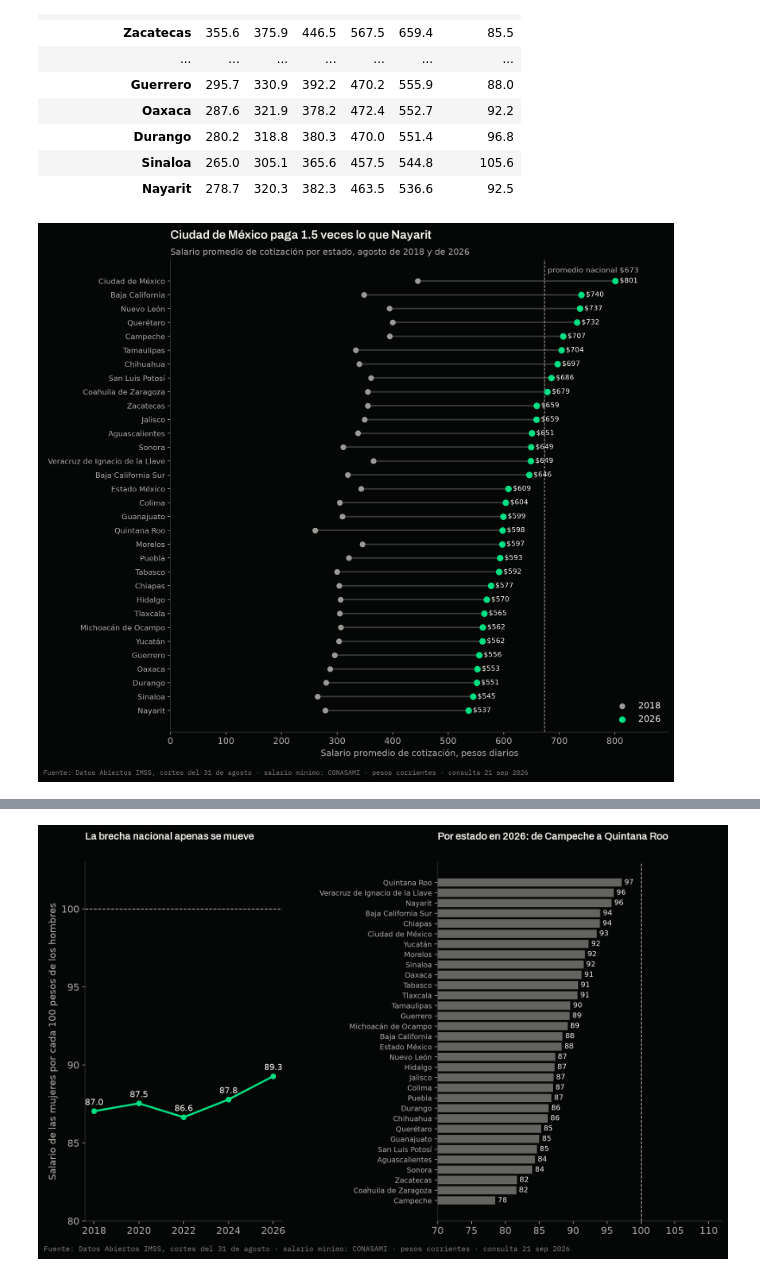
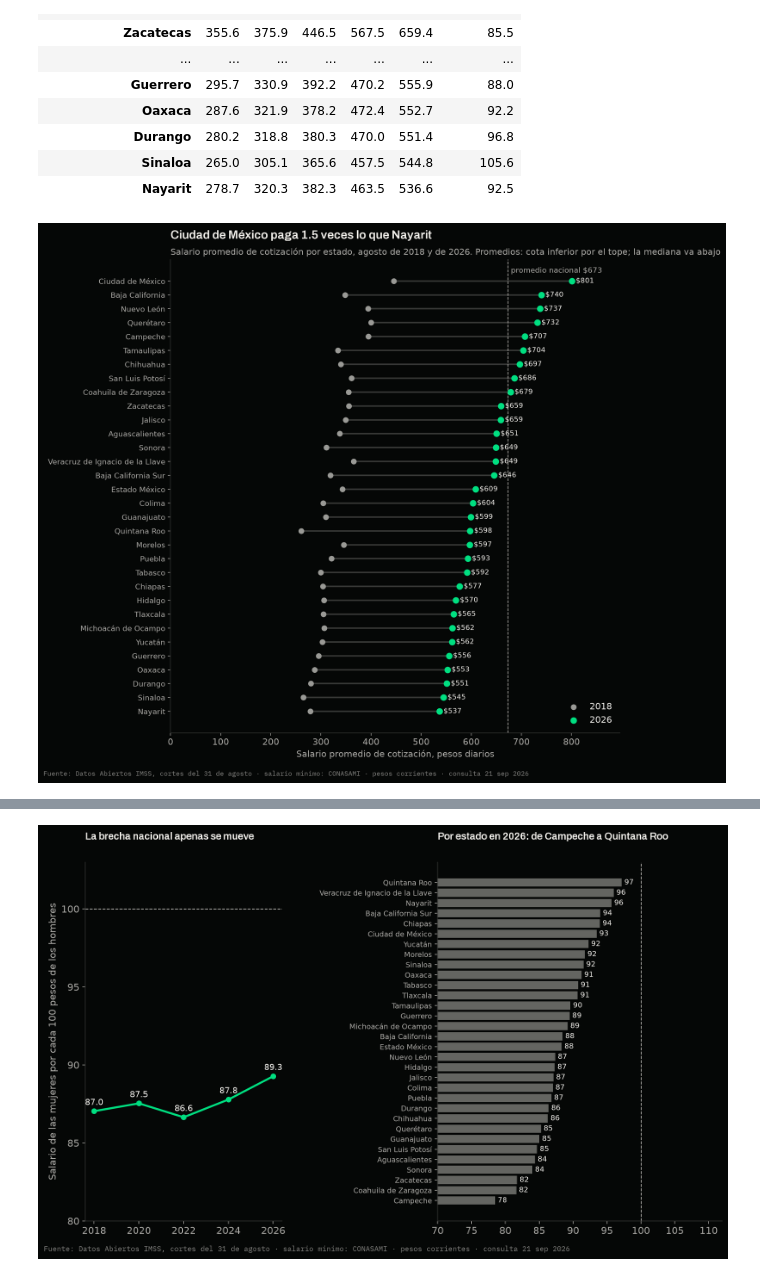
Before and after one commit to mauvilar/Proyectos-data-science, a Jupyter notebook: salarios-imss-mx/02_cuanto_se_gana.ipynb, the cells around one changed output, grey strips where cells are left out. Saved outputs shown, nothing was run; the diff lists cells and outputs as text; code cells hidden in the pictures.

Commit message:
Salarios del IMSS: tope de 25 UMA, promedio como cota inferior y medianas
Co-Authored-By: Claude Fable 5.1 <noreply@anthropic.com>

```diff
--- a/salarios-imss-mx/02_cuanto_se_gana.ipynb
+++ b/salarios-imss-mx/02_cuanto_se_gana.ipynb
@@ -21,6 +23,7 @@ logging.getLogger("matplotlib.font_manager").setLevel(logging.ERROR)
 RAIZ = Path.cwd() if (Path.cwd() / "data").exists() else Path.cwd().parent
 DATA = RAIZ / "data"
 SALARIO_MINIMO = {2018: 88.36, 2020: 123.22, 2022: 172.87, 2024: 248.93, 2026: 315.04}
+UMA = {2018: 80.60, 2020: 86.88, 2022: 96.22, 2024: 108.57, 2026: 117.31}
 DIAS_MES = 30.4
 
 PALETA = {
@@ -54,7 +57,8 @@ def leer(nombre: str) -> pd.DataFrame:
 
 
 def titulo(ax, texto, size=16):
-    ax.set_title(texto, fontsize=size, fontfamily=ARCHIVO, fontweight="bold")
+    # El signo de pesos se escapa: dos "$" en un texto activan el modo matemático de matplotlib.
+    ax.set_title(texto.replace("$", r"\$"), fontsize=size, fontfamily=ARCHIVO, fontweight="bold")
 
 
 def subtitulo(ax, texto):
@@ -141,0 +172,13 @@ plt.show()
+# %%
+uma = leer("rango_uma")
+totales_uma = uma.groupby("anio")[["ta_sal", "masa_sal_ta"]].sum()
+topados = uma[uma.rango_uma == "W25"].groupby("anio")[["ta_sal", "masa_sal_ta"]].sum()
+por_uma = pd.DataFrame({
+    "puestos_topados": topados["ta_sal"],
+    "pct_puestos": 100 * topados["ta_sal"] / totales_uma["ta_sal"],
+    "pct_masa": 100 * topados["masa_sal_ta"] / totales_uma["masa_sal_ta"],
+})
+por_uma["tope_pesos"] = [25 * UMA[a] for a in por_uma.index]
+por_uma["tope_en_minimos"] = por_uma["tope_pesos"] / pd.Series(SALARIO_MINIMO)
+print(f"Topados {ULTIMO}: {por_uma.loc[ULTIMO, 'puestos_topados']:,.0f} puestos, {por_uma.loc[ULTIMO, 'pct_puestos']:.1f} % de los puestos y {por_uma.loc[ULTIMO, 'pct_masa']:.1f} % de la masa salarial · tope {por_uma.loc[ULTIMO, 'tope_pesos']:,.0f} pesos diarios = {por_uma.loc[ULTIMO, 'tope_en_minimos']:.1f} salarios mínimos")
+por_uma.round(2)
@@ -141,0 +194,18 @@ plt.show()
+# %%
+fig, ax = plt.subplots(figsize=(12, 6))
+x = list(range(len(por_uma)))
+ancho = 0.36
+ax.bar([i - ancho / 2 for i in x], por_uma["pct_puestos"], width=ancho, color=PALETA["neutro_claro"], label="Puestos que cotizan el tope (%)")
+ax.bar([i + ancho / 2 for i in x], por_uma["pct_masa"], width=ancho, color=PALETA["verde"], label="Masa salarial que cargan (%)")
+for i, a in enumerate(por_uma.index):
+    ax.text(i - ancho / 2, por_uma.loc[a, "pct_puestos"] + 0.25, f"{por_uma.loc[a, 'pct_puestos']:.1f} %", ha="center", fontsize=10, color=PALETA["tinta"])
+    ax.text(i + ancho / 2, por_uma.loc[a, "pct_masa"] + 0.25, f"{por_uma.loc[a, 'pct_masa']:.1f} %", ha="center", fontsize=10, color=PALETA["tinta"])
+ax.set_xticks(x, [f"{a}\ntope = {por_uma.loc[a, 'tope_en_minimos']:.1f} mínimos" for a in por_uma.index])
+ax.tick_params(axis="x", labelsize=10.5)
+ax.set_ylim(0, por_uma["pct_masa"].max() * 1.3)
+titulo(ax, f"{por_uma.loc[ULTIMO, 'pct_puestos']:.1f} % de los puestos cotiza el tope y carga {por_uma.loc[ULTIMO, 'pct_masa']:.0f} % de la masa salarial")
+subtitulo(ax, "Puestos en el rango W25 de la UMA, el tope legal de 25 UMA. Lo que ganan por arriba del tope no se registra")
+ax.legend(loc="upper left")
+pie(fig)
+plt.tight_layout(rect=(0, 0.03, 1, 1))
+plt.show()
@@ -182,23 +254,23 @@ Mayor crecimiento 2018-2026: Quintana Roo +129 % · menor: Morelos +73 %
 # %%
 orden = sbc_ent.index[::-1]
 fig, ax = plt.subplots(figsize=(12, 10.5))
 y = range(len(orden))
 ax.hlines(list(y), sbc_ent.loc[orden, 2018], sbc_ent.loc[orden, ULTIMO], color=PALETA["filete_fuerte"], linewidth=2)
 ax.scatter(sbc_ent.loc[orden, 2018], list(y), color=PALETA["neutro_claro"], s=45, zorder=3, label="2018")
 ax.scatter(sbc_ent.loc[orden, ULTIMO], list(y), color=PALETA["verde"], s=60, zorder=4, label=str(ULTIMO))
 for i, e in enumerate(orden):
     ax.text(sbc_ent.loc[e, ULTIMO] + 8, i, f"${sbc_ent.loc[e, ULTIMO]:.0f}", va="center", fontsize=9.5, color=PALETA["tinta"])
 ax.axvline(nac, color=PALETA["tenue"], linestyle="--", linewidth=1)
 ax.text(nac + 6, len(orden) - 0.4, f"promedio nacional ${nac:.0f}", fontsize=10, color=PALETA["tenue"])
 ax.set_yticks(list(y), orden)
 ax.tick_params(axis="y", labelsize=10)
 ax.set_xlim(0, sbc_ent[ULTIMO].max() * 1.12)
 ax.set_xlabel("Salario promedio de cotización, pesos diarios")
 titulo(ax, f"{sbc_ent.index[0]} paga {sbc_ent[ULTIMO].iloc[0] / sbc_ent[ULTIMO].iloc[-1]:.1f} veces lo que {sbc_ent.index[-1]}")
-subtitulo(ax, f"Salario promedio de cotización por estado, agosto de 2018 y de {ULTIMO}")
+subtitulo(ax, f"Salario promedio de cotización por estado, agosto de 2018 y de {ULTIMO}. Promedios: cota inferior por el tope; la mediana va abajo")
 ax.legend(loc="lower right")
 pie(fig)
 plt.tight_layout(rect=(0, 0.02, 1, 1))
 plt.show()
 # %% [output]
-[figure, old version]
+[figure, new version]
```
Also changed, not shown: parts of 18 cells of this notebook, 14 other files.
